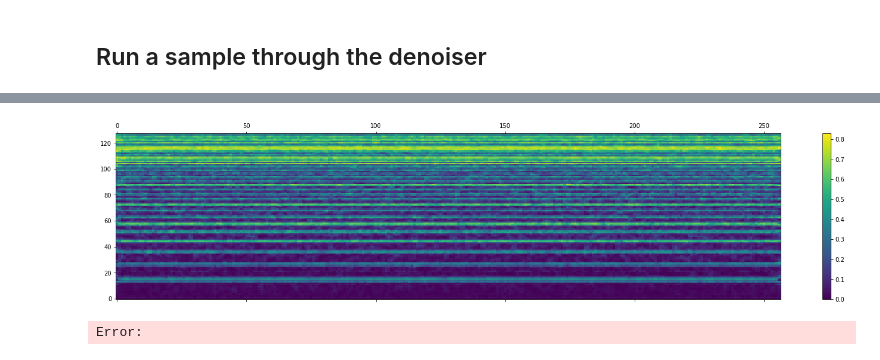
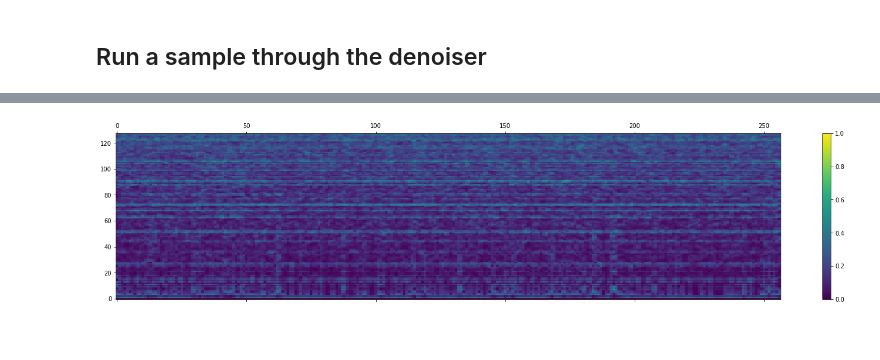
Before and after one commit to VovaTch/Infected_hdiff, a Jupyter notebook: test_lvl1_vqvae.ipynb, the cells around one changed output, grey strips where cells are left out. Saved outputs shown, nothing was run; the diff lists cells and outputs as text; code cells hidden in the pictures.

```diff
--- a/test_lvl1_vqvae.ipynb
+++ b/test_lvl1_vqvae.ipynb
@@ -177,7 +162,7 @@ DiffusionViT(
 ## Run a sample through the denoiser
 # %%
 random_noise_start = torch.randn_like(music_sample_rec.unsqueeze(0))
-music_sample_den = denoiser.denoise(random_noise_start).squeeze(0)
+music_sample_den = denoiser.denoise(music_sample_rec.unsqueeze(0)).squeeze(0)
 plt.figure(figsize=(25, 5))
 plt.plot(music_sample_den[0, ...].cpu().detach().numpy())
 plt.ylim((-1.1, 1.1))
@@ -190,9 +185,8 @@ IPython.display.Audio(filename="sample_out.mp3")
 # %%
 mel_spec = mel_spec_new(music_sample_den[0, ...])
 plt.figure(figsize=(25, 5))
-plt.matshow(torch.tanh(eye_mat @ mel_spec).cpu().detach().numpy(), origin='lower', fignum=1, aspect='auto')
+plt.matshow(torch.tanh(eye_mat @ mel_spec).cpu().detach().numpy(), origin='lower', fignum=1, aspect='auto', vmin=0, vmax=1)
 plt.colorbar()
 plt.show()
 # %% [output]
-[figure, old version]
+[figure, new version]
-Error:
```
Also changed, not shown: parts of 6 cells of this notebook, 3 other files.
